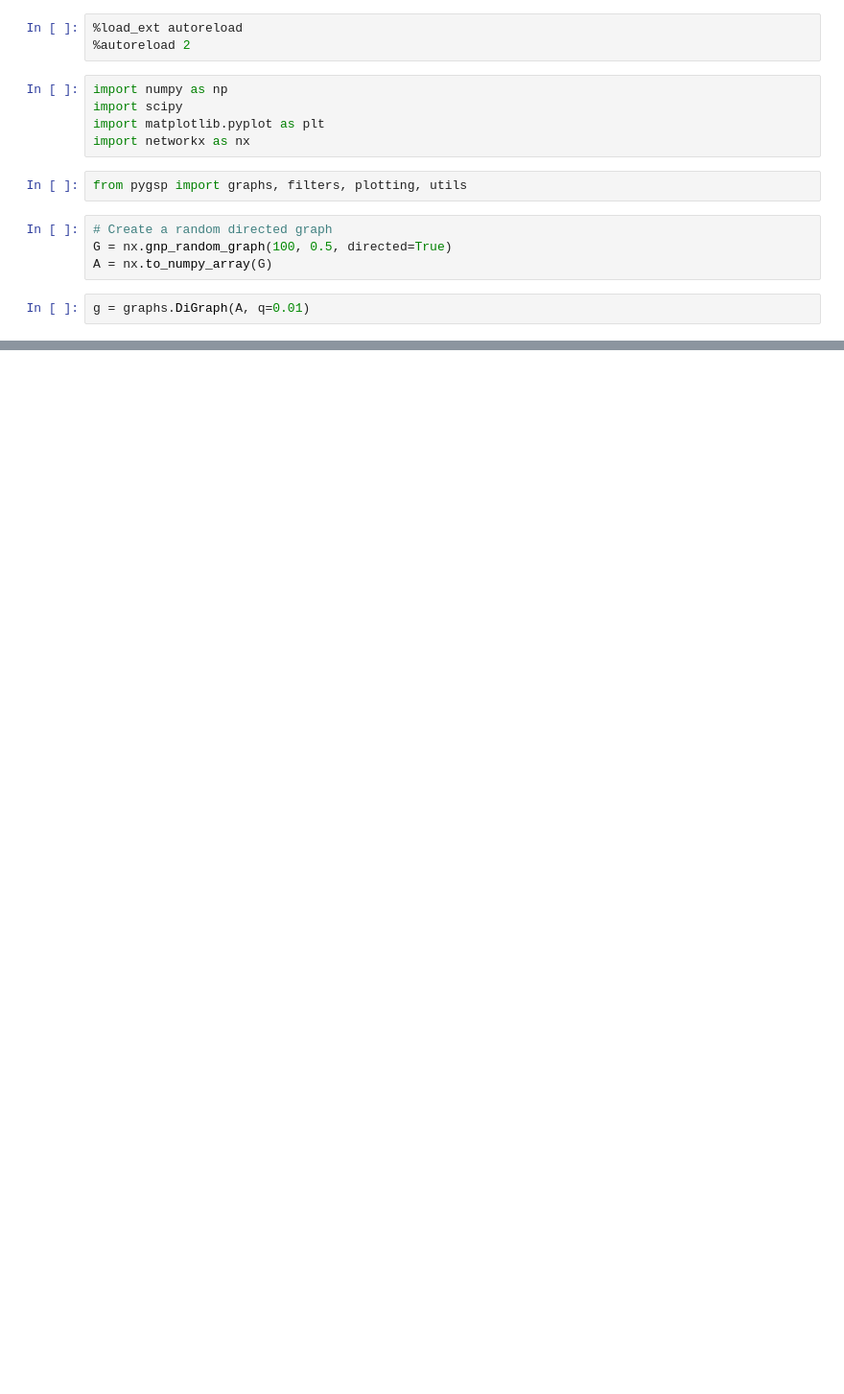
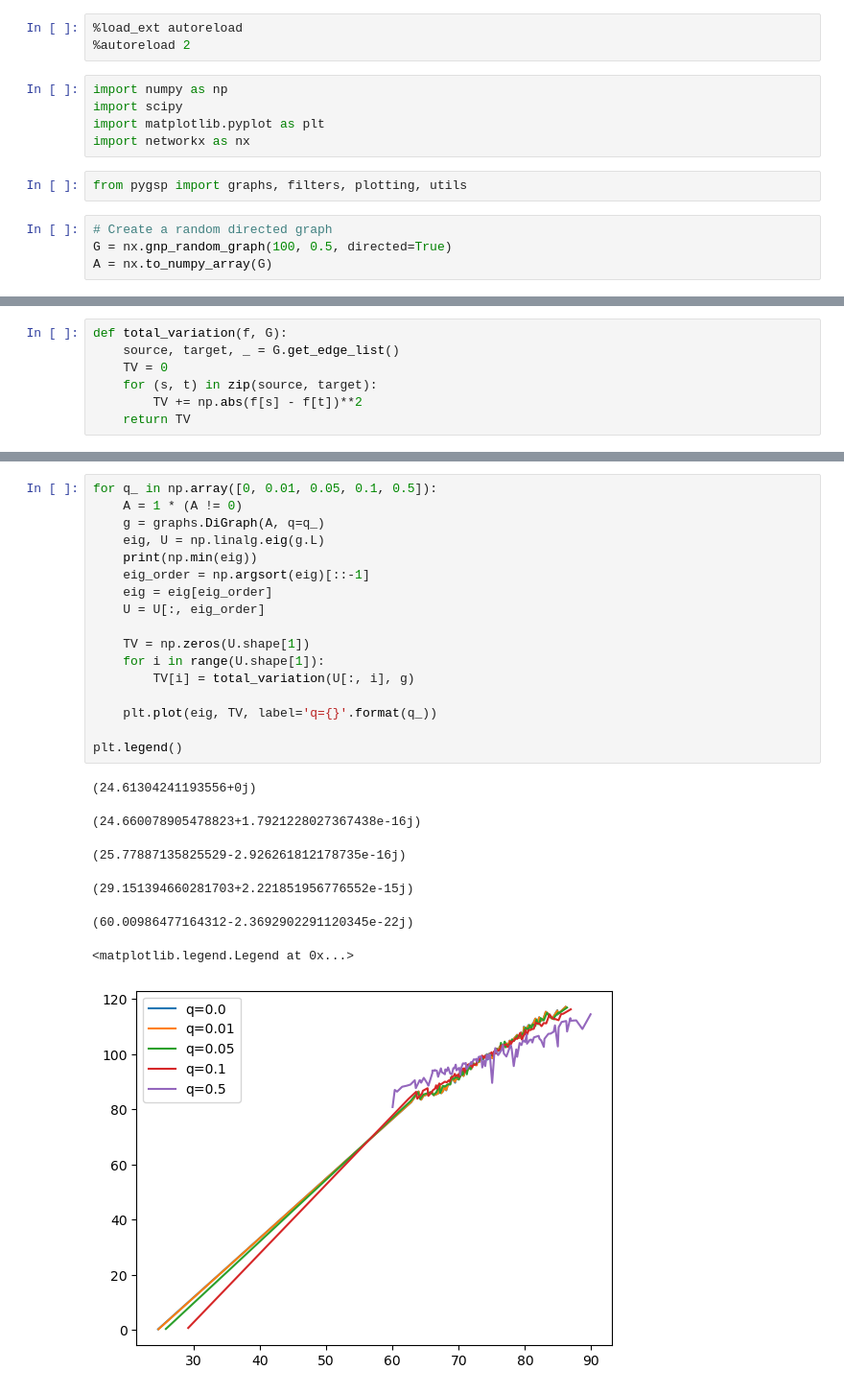
Before and after one commit to akumar01/pygsp, a Jupyter notebook: test_digraph_wv.ipynb, the cells around one changed output, grey strips where cells are left out. Shown at 96% size. Saved outputs shown, nothing was run; the diff lists cells and outputs as text; blank space fills up the shorter version.

```diff
--- a/test_digraph_wv.ipynb
+++ b/test_digraph_wv.ipynb
@@ -12,5 +12,3 @@ from pygsp import graphs, filters, plotting, utils
 # Create a random directed graph
 G = nx.gnp_random_graph(100, 0.5, directed=True)
 A = nx.to_numpy_array(G)
-# %%
-g = graphs.DiGraph(A, q=0.01)
@@ -25,0 +17,7 @@ g = graphs.DiGraph(A, q=0.01)
+# %%
+def total_variation(f, G):
+    source, target, _ = G.get_edge_list()
+    TV = 0
+    for (s, t) in zip(source, target):
+        TV += np.abs(f[s] - f[t])**2
+    return TV
@@ -25,0 +71,25 @@ g = graphs.DiGraph(A, q=0.01)
+# %%
+for q_ in np.array([0, 0.01, 0.05, 0.1, 0.5]):
+    A = 1 * (A != 0)
+    g = graphs.DiGraph(A, q=q_)
+    eig, U = np.linalg.eig(g.L)
+    print(np.min(eig))
+    eig_order = np.argsort(eig)[::-1]
+    eig = eig[eig_order]
+    U = U[:, eig_order]
+
+    TV = np.zeros(U.shape[1])
+    for i in range(U.shape[1]):
+        TV[i] = total_variation(U[:, i], g)
+
+    plt.plot(eig, TV, label='q={}'.format(q_))
+
+plt.legend()
+# %% [output]
+(24.61304241193556+0j)
+(24.660078905478823+1.7921228027367438e-16j)
+(25.77887135825529-2.926261812178735e-16j)
+(29.151394660281703+2.221851956776552e-15j)
+(60.00986477164312-2.3692902291120345e-22j)
+<matplotlib.legend.Legend at 0x...>
+[figure, added]
```
Also changed, not shown: parts of 9 cells of this notebook.
